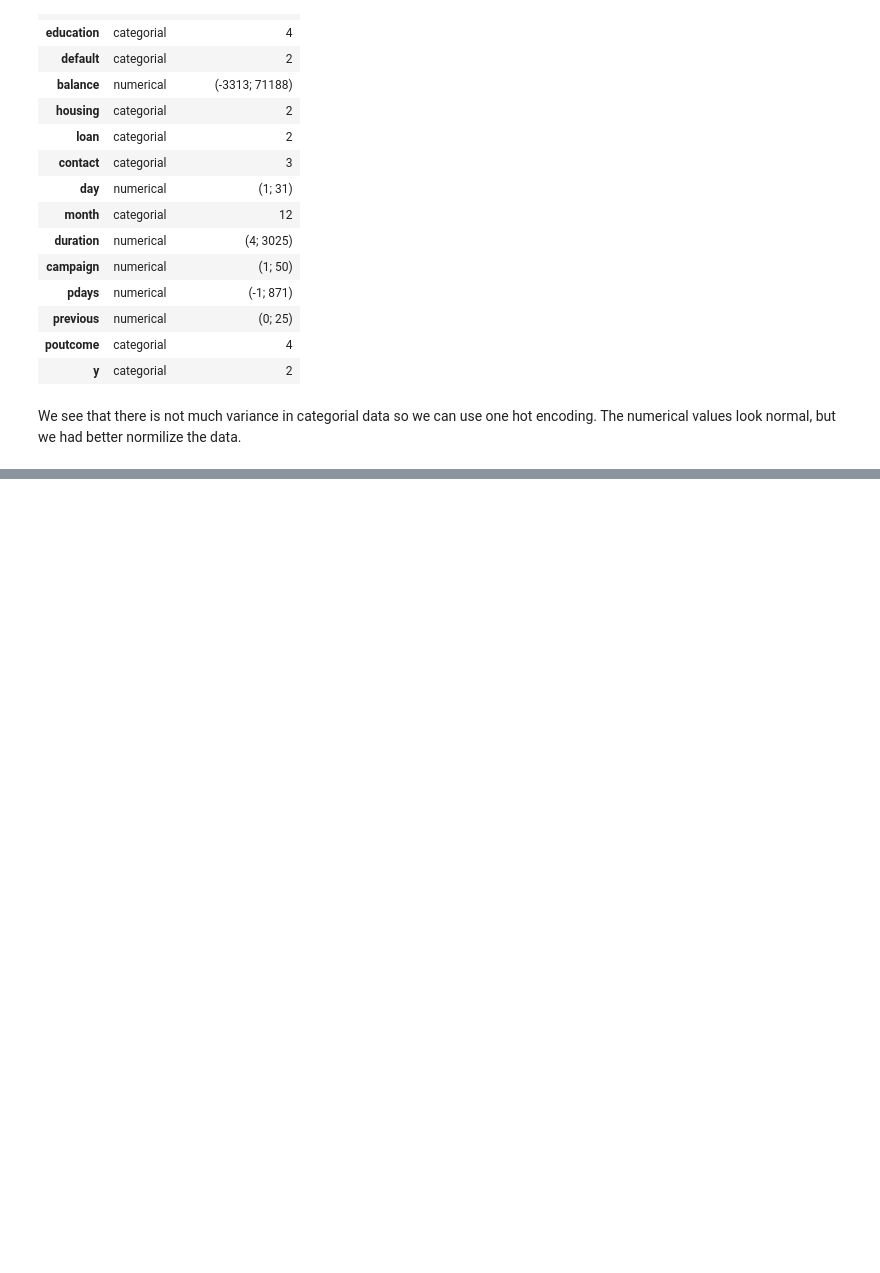
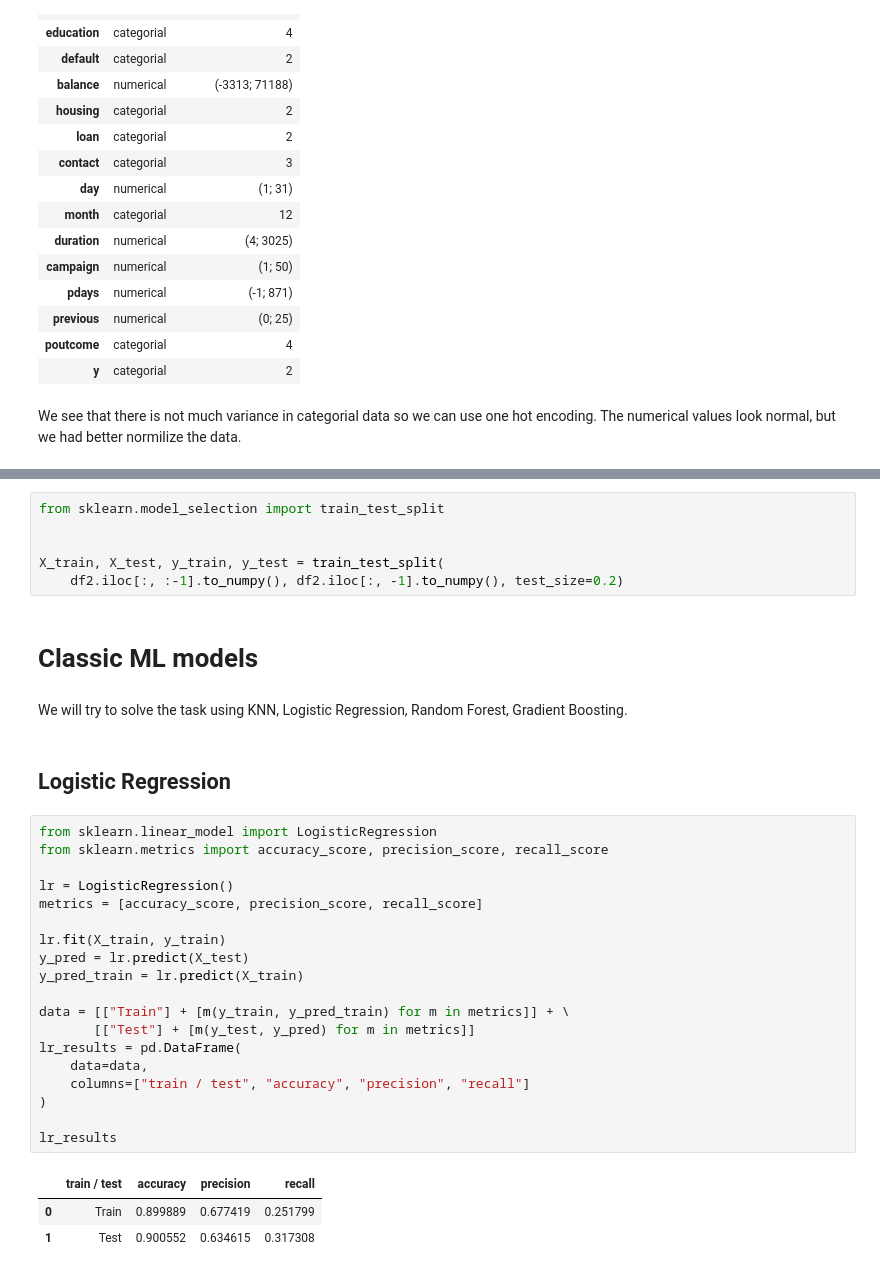
Before and after one commit to SIrRob525/Credit-scoring-experiments, a Jupyter notebook: credit-scoring-analysis.ipynb, the cells around one changed output, grey strips where cells are left out. Drawn from its saved outputs; the diff is of its cells as text; blank space fills up the shorter version.

```diff
--- a/credit-scoring-analysis.ipynb
+++ b/credit-scoring-analysis.ipynb
@@ -81,0 +113,35 @@ We see that there is not much variance in categorial data so we can use one hot
+# %%
+from sklearn.model_selection import train_test_split
+
+
+X_train, X_test, y_train, y_test = train_test_split(
+    df2.iloc[:, :-1].to_numpy(), df2.iloc[:, -1].to_numpy(), test_size=0.2)
+# %% [markdown]
+# Classic ML models
+# %% [markdown]
+We will try to solve the task using KNN, Logistic Regression, Random Forest, Gradient Boosting.
+# %% [markdown]
+## Logistic Regression
+# %%
+from sklearn.linear_model import LogisticRegression
+from sklearn.metrics import accuracy_score, precision_score, recall_score
+
+lr = LogisticRegression()
+metrics = [accuracy_score, precision_score, recall_score]
+
+lr.fit(X_train, y_train)
+y_pred = lr.predict(X_test)
+y_pred_train = lr.predict(X_train)
+
+data = [["Train"] + [m(y_train, y_pred_train) for m in metrics]] + \
+       [["Test"] + [m(y_test, y_pred) for m in metrics]]
+lr_results = pd.DataFrame(
+    data=data,
+    columns=["train / test", "accuracy", "precision", "recall"]
+)
+
+lr_results
+# %% [output]
+|  | train / test | accuracy | precision | recall |
+| 0 | Train | 0.899889 | 0.677419 | 0.251799 |
+| 1 | Test | 0.900552 | 0.634615 | 0.317308 |
```
Also changed, not shown: parts of 3 cells of this notebook.
